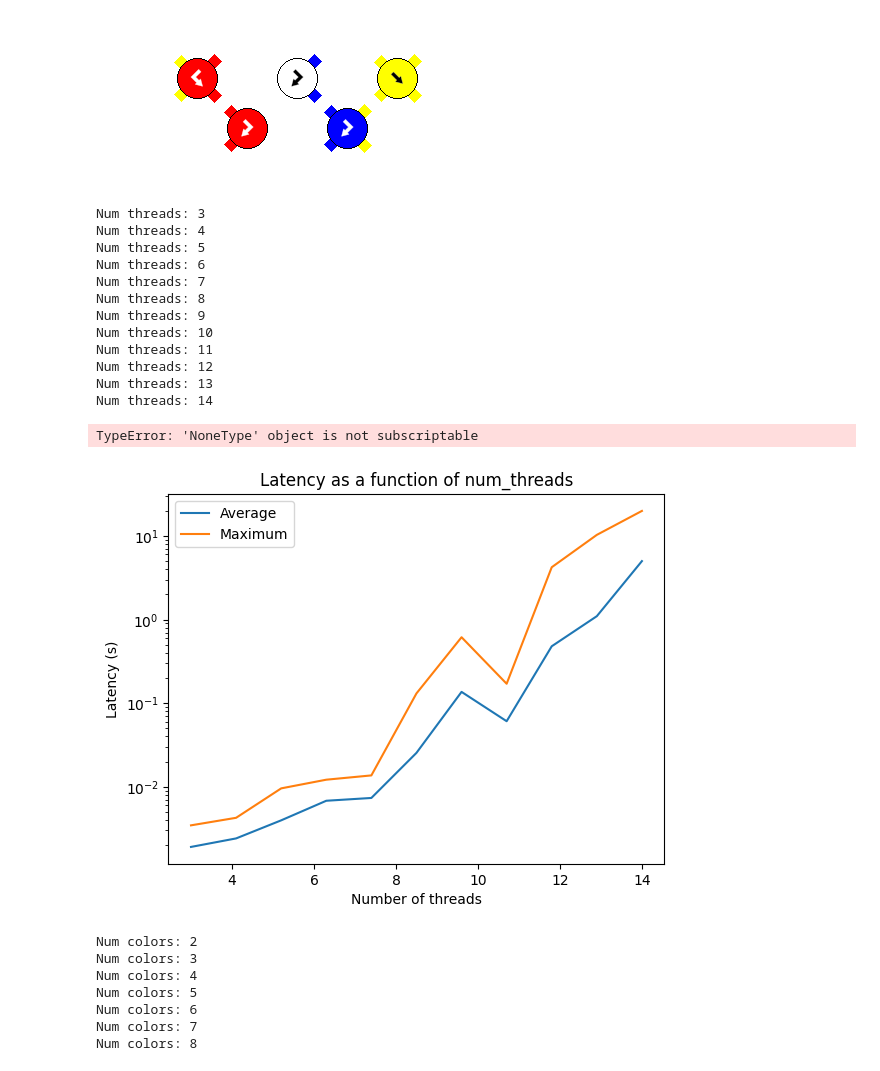
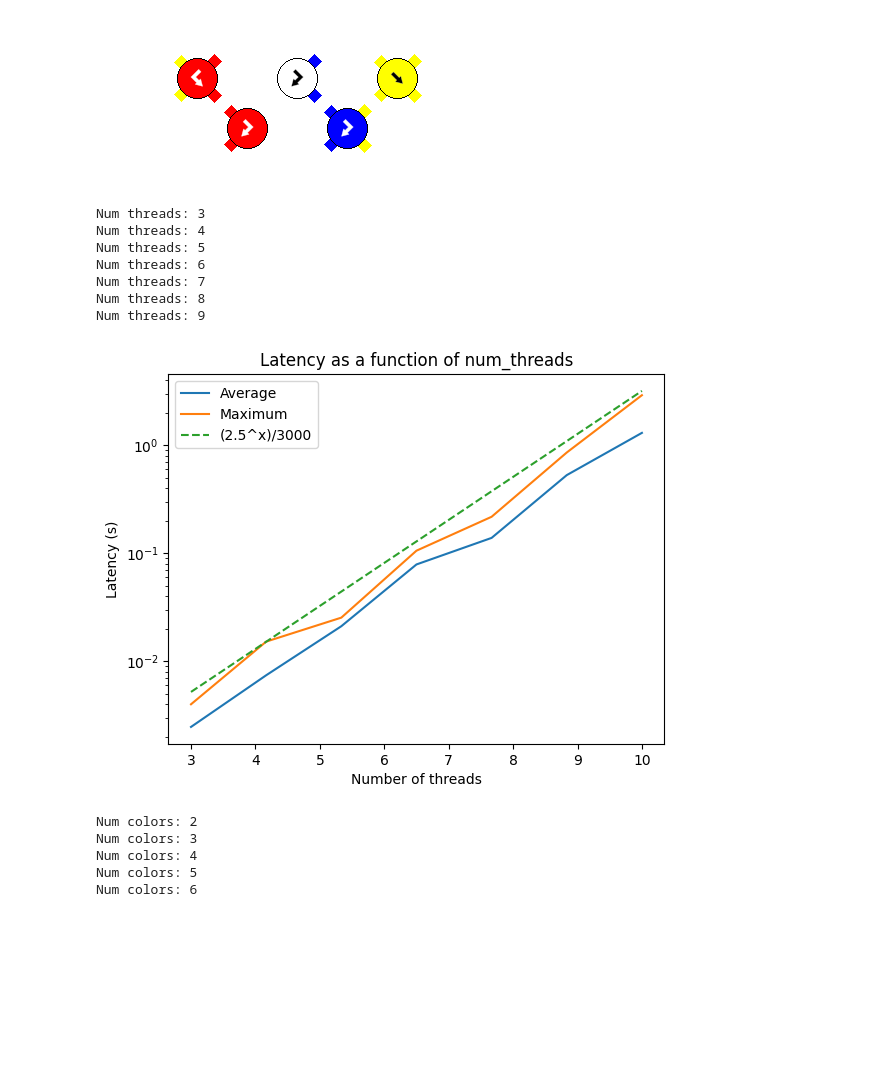
Before and after one commit to Norange01/FriendshipBraceletSolver, a Jupyter notebook: Testing.ipynb, the cells around one changed output. Saved outputs shown, nothing was run; the diff lists cells and outputs as text; code cells hidden in the pictures; blank space fills up the shorter version.

Commit message:
Time complexity estimated

```diff
--- a/Testing.ipynb
+++ b/Testing.ipynb
@@ -33,16 +33,16 @@ max_elapsed_times=[]
 average_elapsed_times=[]
 
 L_bound=3
-U_bound=14
+U_bound=10
 
 for num_threads in range(L_bound,U_bound):
     print("Num threads: "+str(num_threads))
     elapsed_times=[]
-    for i in range(10):
-        target_design=random_target_design_generator(num_threads,6,3)
+    for i in range(5):
+        target_design=random_target_design_generator(num_threads,4,3)
         solver= Solver(target_design)
         start_t=time.time()
-        solver.solve()
+        solver.solve(True)
         end_t=time.time()
         elapsed_t=end_t-start_t
         elapsed_times.append(elapsed_t)
@@ -56,25 +56,25 @@ Num threads: 6
 Num threads: 7
 Num threads: 8
 Num threads: 9
-Num threads: 10
-Num threads: 11
-Num threads: 12
-Num threads: 13
-Num threads: 14
-TypeError: 'NoneType' object is not subscriptable
 # %%
 import matplotlib.pyplot as plt
 
-plt.plot(np.linspace(L_bound,U_bound,(U_bound-L_bound)),average_elapsed_times, label="Average")
-plt.plot(np.linspace(L_bound,U_bound,(U_bound-L_bound)),max_elapsed_times, label="Maximum")
+x=np.linspace(L_bound,U_bound,(U_bound-L_bound))
+
+plt.plot(x,average_elapsed_times, label="Average")
+plt.plot(x,max_elapsed_times, label="Maximum")
+
+y = (2.5**x)/3000
+plt.plot(x,y, '--', label="(2.5^x)/3000")
+
 plt.title("Latency as a function of num_threads")
 plt.xlabel("Number of threads")
 plt.ylabel("Latency (s)")
 plt.legend()
 plt.yscale('log')
 plt.show()
 # %% [output]
-[figure, old version]
+[figure, new version]
 # %%
 import time
 
@@ -82,16 +82,16 @@ max_elapsed_times=[]
 average_elapsed_times=[]
 
 L_bound=2
-U_bound=9
+U_bound=7
 
 for num_colors in range(L_bound,U_bound):
     print("Num colors: "+str(num_colors))
     elapsed_times=[]
-    for i in range(50):
-        target_design=random_target_design_generator(8,6,num_colors)
+    for i in range(5):
+        target_design=random_target_design_generator(6,6,num_colors)
         solver= Solver(target_design)
         start_t=time.time()
-        solver.solve()
+        solver.solve(True)
         end_t=time.time()
         elapsed_t=end_t-start_t
         elapsed_times.append(elapsed_t)
@@ -103,8 +103,6 @@ Num colors: 3
 Num colors: 4
 Num colors: 5
 Num colors: 6
-Num colors: 7
-Num colors: 8
 # %%
 import matplotlib.pyplot as plt
 
```
Also changed, not shown: parts of 3 cells of this notebook.
